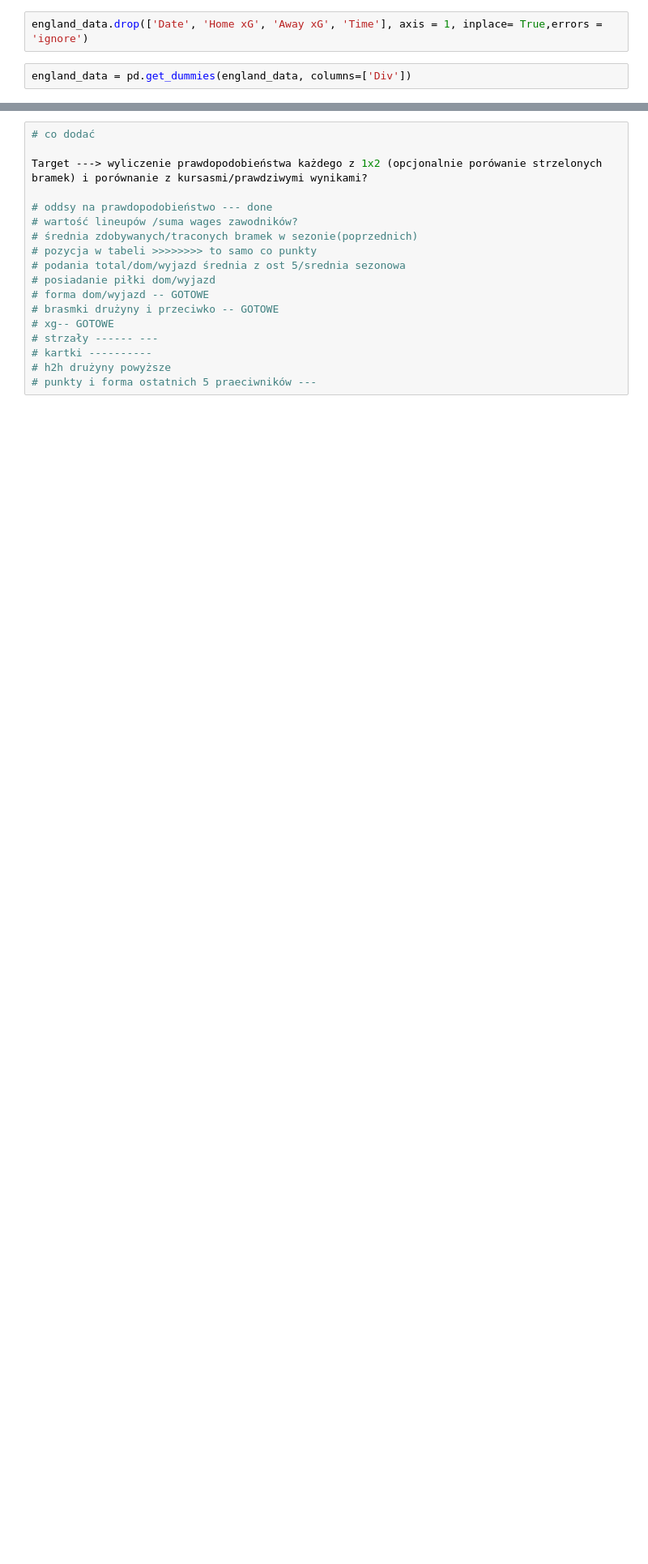
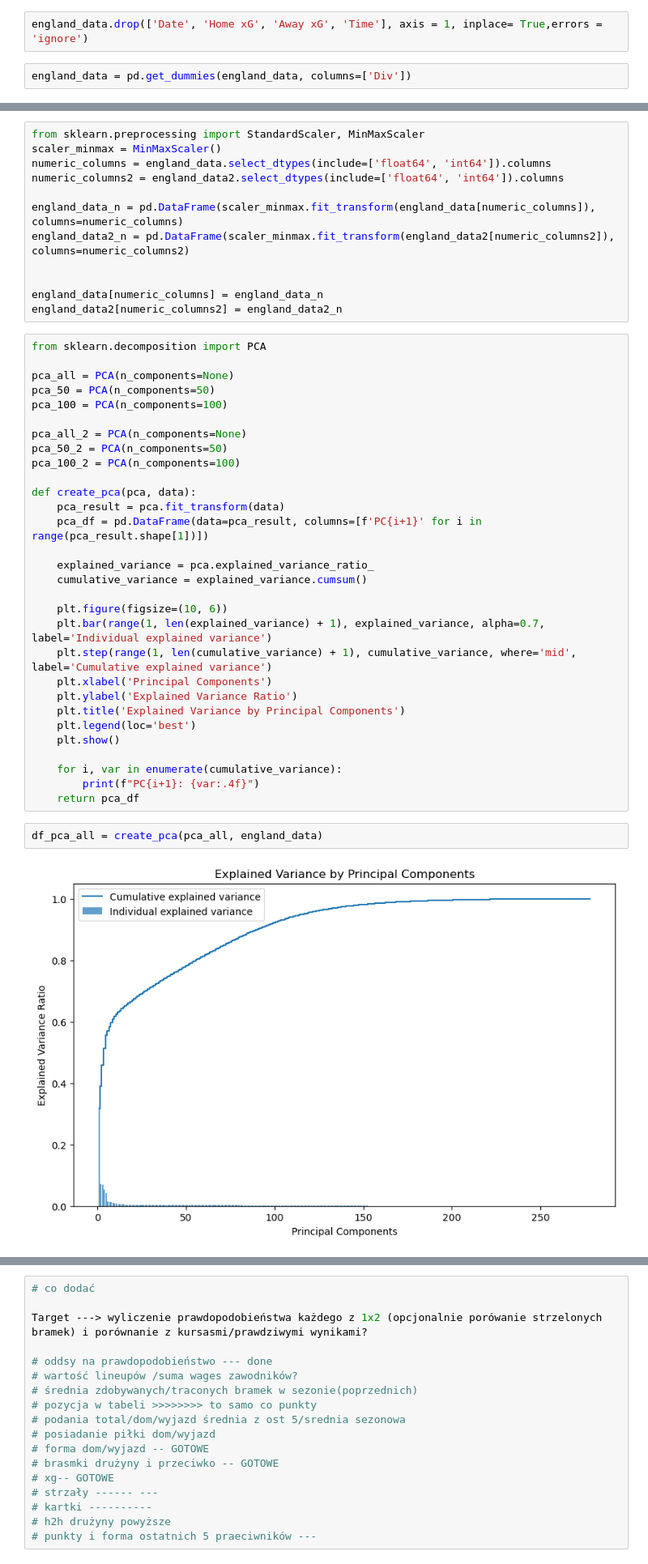
Before and after one commit to mcparaca/Football-betting-model, a Jupyter notebook: Football_predictions_bets_model/Data_preprocessing.ipynb, the cells around one changed output, grey strips where cells are left out. Shown at 81% size. Cells and saved outputs as stored; diff of their text form; blank space fills up the shorter version.

Commit message:
Finished preprocessing, save data for further modelling

```diff
--- a/Football_predictions_bets_model/Data_preprocessing.ipynb
+++ b/Football_predictions_bets_model/Data_preprocessing.ipynb
@@ -122,0 +179,46 @@ england_data
+# %%
+from sklearn.preprocessing import StandardScaler, MinMaxScaler
+scaler_minmax = MinMaxScaler()
+numeric_columns = england_data.select_dtypes(include=['float64', 'int64']).columns
+numeric_columns2 = england_data2.select_dtypes(include=['float64', 'int64']).columns
+
+england_data_n = pd.DataFrame(scaler_minmax.fit_transform(england_data[numeric_columns]), columns=numeric_columns)
+england_data2_n = pd.DataFrame(scaler_minmax.fit_transform(england_data2[numeric_columns2]), columns=numeric_columns2)
+
+
+england_data[numeric_columns] = england_data_n
+england_data2[numeric_columns2] = england_data2_n
+# %%
+from sklearn.decomposition import PCA
+
+pca_all = PCA(n_components=None)
+pca_50 = PCA(n_components=50)
+pca_100 = PCA(n_components=100)
+
+pca_all_2 = PCA(n_components=None)
+pca_50_2 = PCA(n_components=50)
+pca_100_2 = PCA(n_components=100)
+
+def create_pca(pca, data):
+    pca_result = pca.fit_transform(data)
+    pca_df = pd.DataFrame(data=pca_result, columns=[f'PC{i+1}' for i in range(pca_result.shape[1])])
+
+    explained_variance = pca.explained_variance_ratio_
+    cumulative_variance = explained_variance.cumsum()
+
+    plt.figure(figsize=(10, 6))
+    plt.bar(range(1, len(explained_variance) + 1), explained_variance, alpha=0.7, label='Individual explained variance')
+    plt.step(range(1, len(cumulative_variance) + 1), cumulative_variance, where='mid', label='Cumulative explained variance')
+    plt.xlabel('Principal Components')
+    plt.ylabel('Explained Variance Ratio')
+    plt.title('Explained Variance by Principal Components')
+    plt.legend(loc='best')
+    plt.show()
+
+    for i, var in enumerate(cumulative_variance):
+        print(f"PC{i+1}: {var:.4f}")
+    return pca_df
+# %%
+df_pca_all = create_pca(pca_all, england_data)
+# %% [output]
+[figure, added]
```
Also changed, not shown: parts of 22 cells of this notebook, 2 other files.
